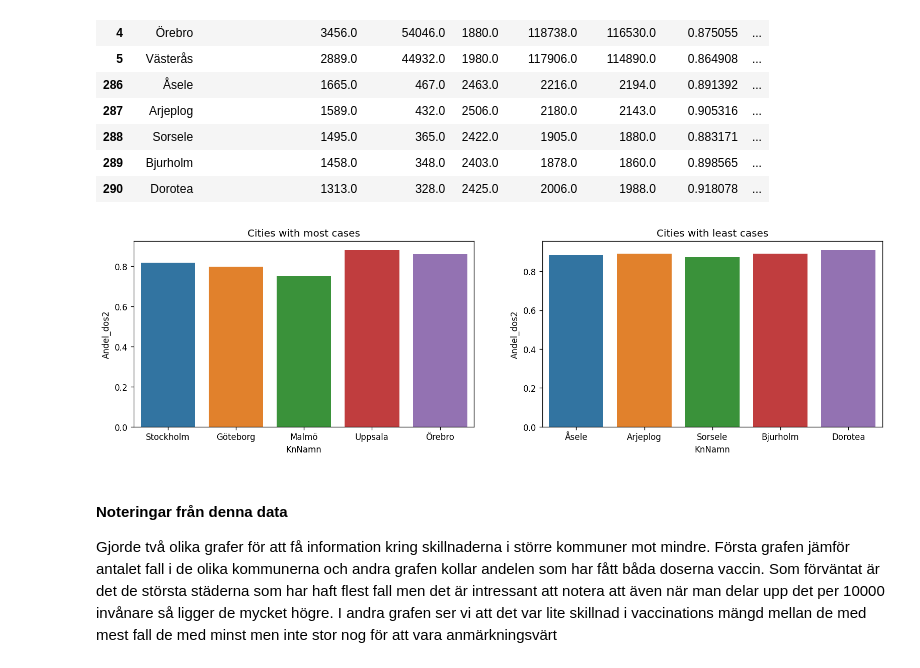
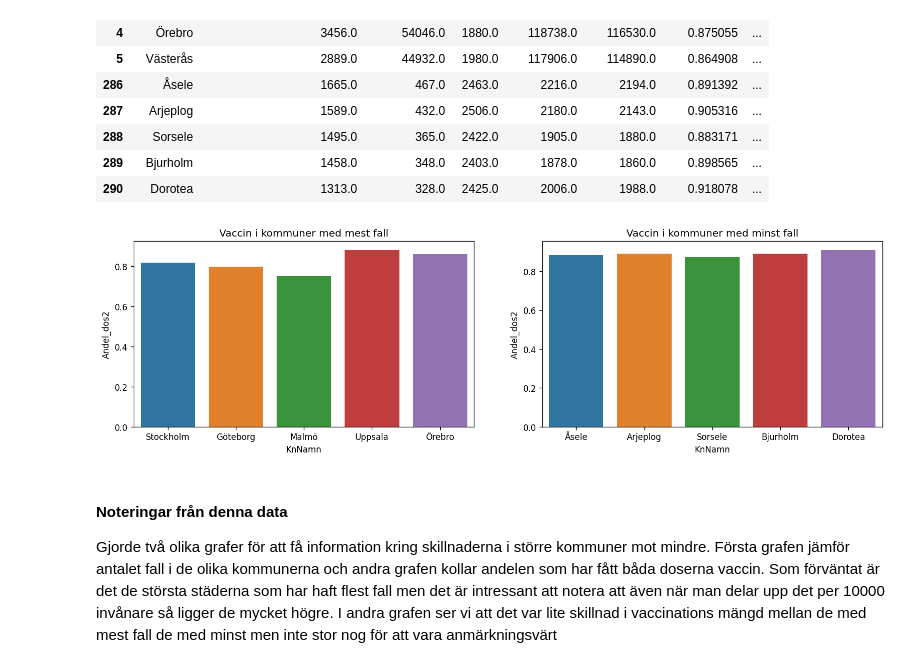
Before and after one commit to Razjoh/Databehandling-Rasmus-Johansson, a Jupyter notebook: Labb/Uppgift3.ipynb, the cells around one changed output. Cells and saved outputs as stored; diff of their text form; code cells hidden in the pictures.

```diff
--- a/Labb/Uppgift3.ipynb
+++ b/Labb/Uppgift3.ipynb
@@ -277,13 +279,15 @@ fig.show()
 # %%
 fig, axes = plt.subplots(1, 2, figsize=(16,4), dpi=120)
-titles = ["Cities with most cases", "Cities with least cases"]
+titles = ["Vaccin i kommuner med mest fall", "Vaccin i kommuner med minst fall"]
 data_frames = (cities_most_cases, cities_least_cases)
 
 for i,(data, title) in enumerate(zip(data_frames, titles)):
     sns.barplot(data = data, x = "KnNamn", y = "Andel_dos2", ax = axes[i])
     axes[i].set(title = title)
+
+plt.savefig("Visualiseringar/Kommuner_mest_minst_fall.png")
 # %% [output]
-[figure, old version]
+[figure, new version]
 # %% [markdown]
 #### Noteringar från denna data
 
```
Also changed, not shown: parts of 6 cells of this notebook, 13 other files.
